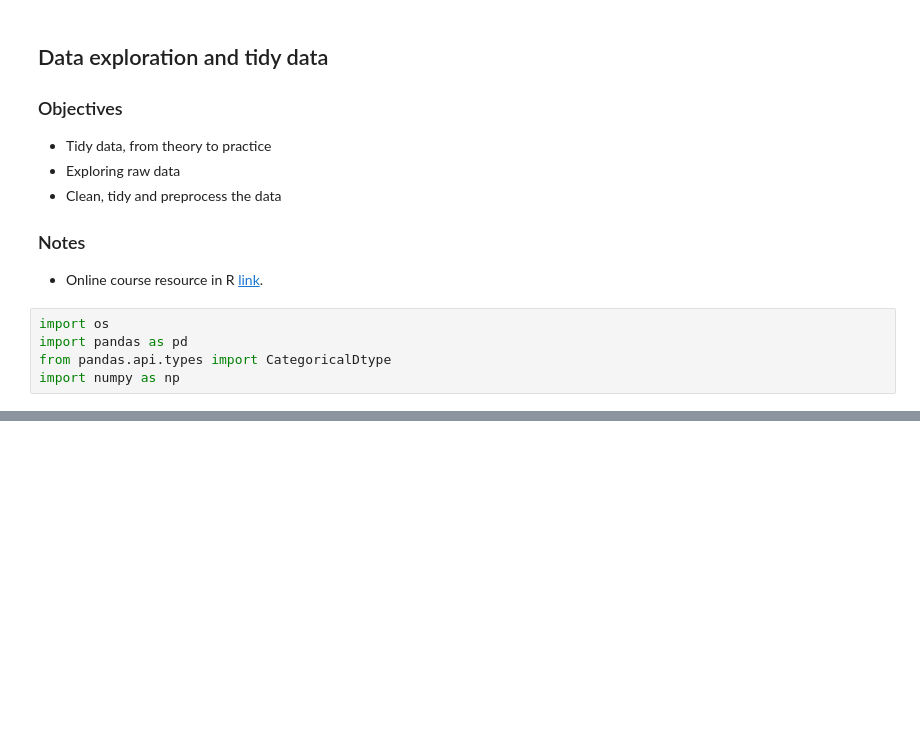
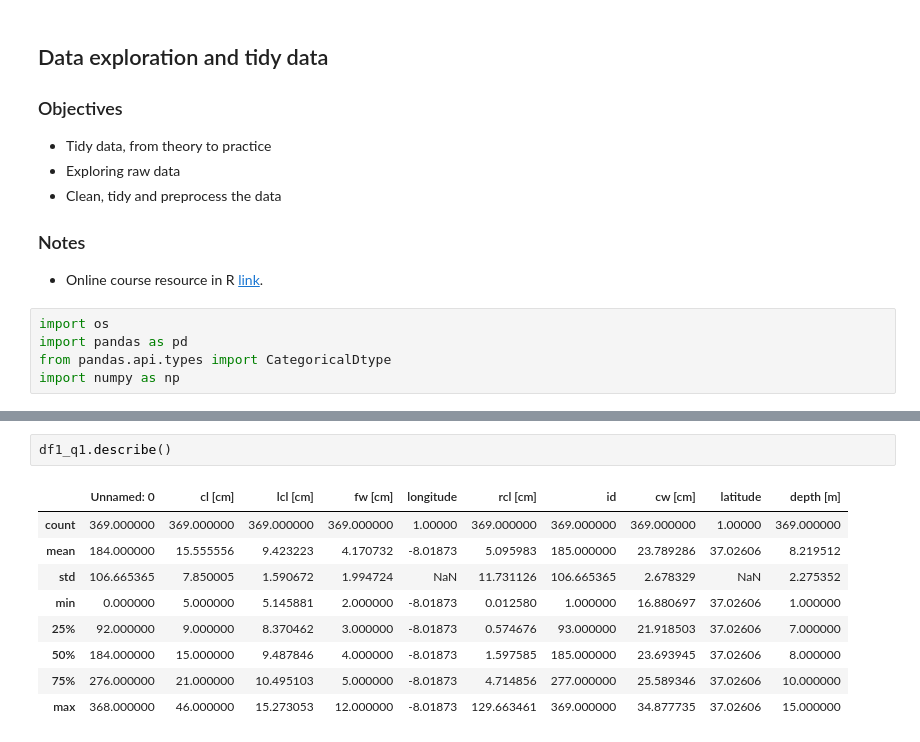
Before and after one commit to Py-ualg/2025-tidy-python, a Jupyter notebook: D1S1/nb1_tidy_data.ipynb, the cells around one changed output, grey strips where cells are left out. Cells and saved outputs as stored; diff of their text form; blank space fills up the shorter version.

```diff
--- a/D1S1/nb1_tidy_data.ipynb
+++ b/D1S1/nb1_tidy_data.ipynb
@@ -37,0 +60,12 @@ df.head()
+# %%
+df1_q1.describe()
+# %% [output]
+|  | Unnamed: 0 | cl [cm] | lcl [cm] | fw [cm] | longitude | rcl [cm] | id | cw [cm] | latitude | depth [m] |
+| count | 369.000000 | 369.000000 | 369.000000 | 369.000000 | 1.00000 | 369.000000 | 369.000000 | 369.000000 | 1.00000 | 369.000000 |
+| mean | 184.000000 | 15.555556 | 9.423223 | 4.170732 | -8.01873 | 5.095983 | 185.000000 | 23.789286 | 37.02606 | 8.219512 |
+| std | 106.665365 | 7.850005 | 1.590672 | 1.994724 | NaN | 11.731126 | 106.665365 | 2.678329 | NaN | 2.275352 |
+| min | 0.000000 | 5.000000 | 5.145881 | 2.000000 | -8.01873 | 0.012580 | 1.000000 | 16.880697 | 37.02606 | 1.000000 |
+| 25% | 92.000000 | 9.000000 | 8.370462 | 3.000000 | -8.01873 | 0.574676 | 93.000000 | 21.918503 | 37.02606 | 7.000000 |
+| 50% | 184.000000 | 15.000000 | 9.487846 | 4.000000 | -8.01873 | 1.597585 | 185.000000 | 23.693945 | 37.02606 | 8.000000 |
+| 75% | 276.000000 | 21.000000 | 10.495103 | 5.000000 | -8.01873 | 4.714856 | 277.000000 | 25.589346 | 37.02606 | 10.000000 |
+| max | 368.000000 | 46.000000 | 15.273053 | 12.000000 | -8.01873 | 129.663461 | 369.000000 | 34.877735 | 37.02606 | 15.000000 |
```
Also changed, not shown: parts of 16 cells of this notebook.
